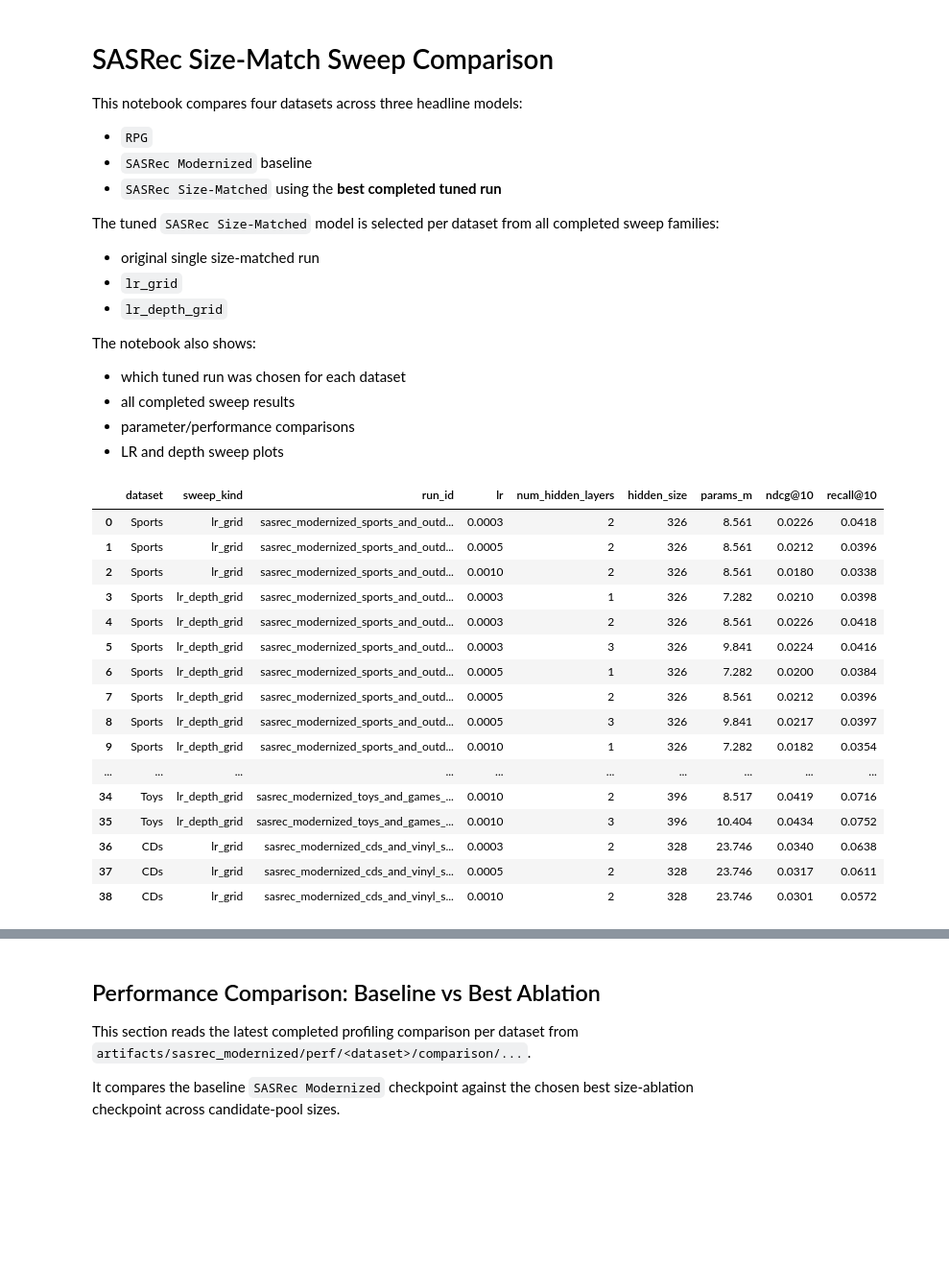
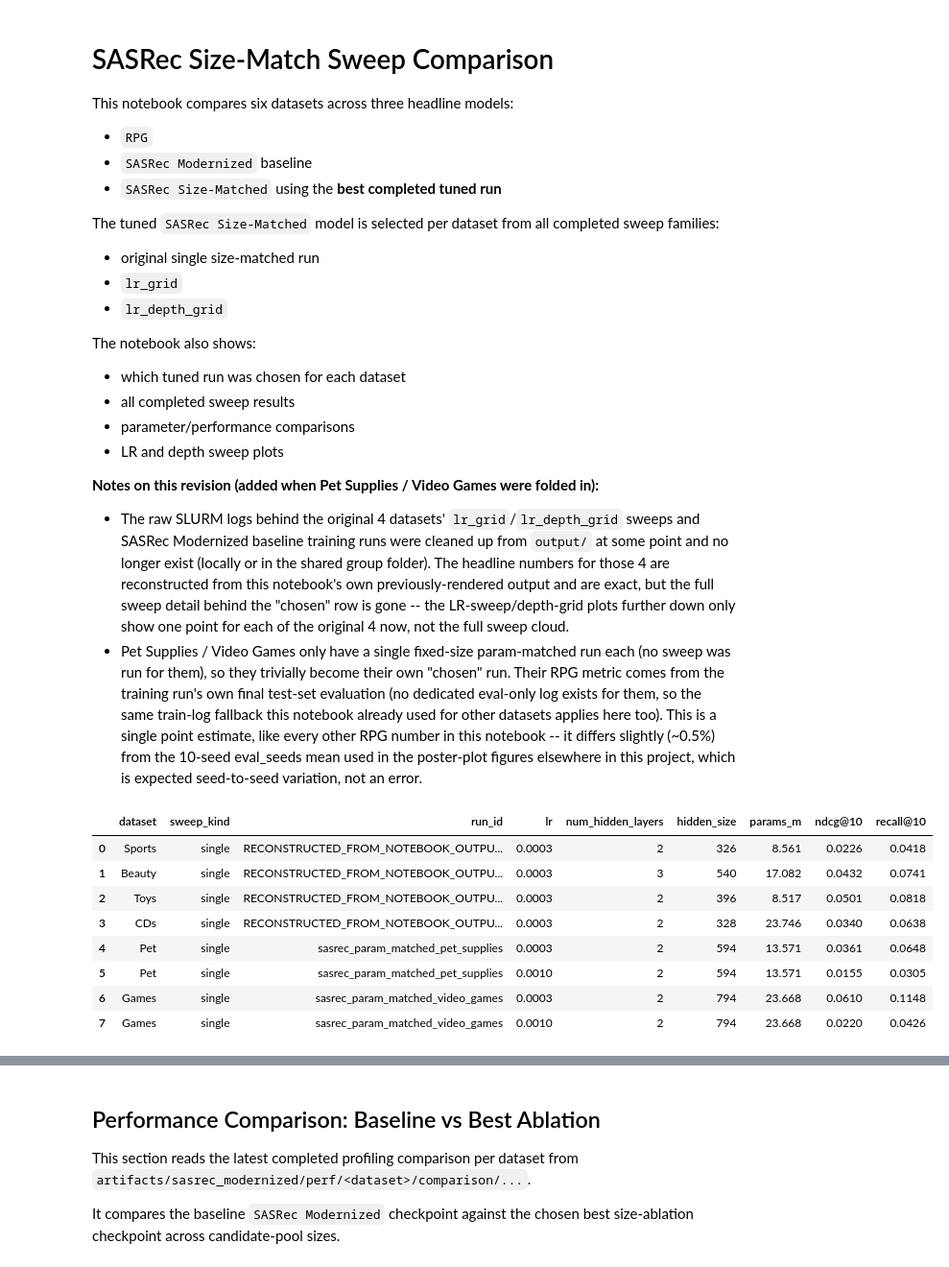
Before and after one commit to NiccoloCase/RPG-uva, a Jupyter notebook: notebooks/size_ablation_comparison.ipynb, the cells around one changed output, grey strips where cells are left out. Shown at 96% size. Cells and saved outputs as stored; diff of their text form; code cells hidden in the pictures; blank space fills up the shorter version.

Commit message:
further codebase organization

```diff
--- a/notebooks/size_ablation_comparison.ipynb
+++ b/notebooks/size_ablation_comparison.ipynb
@@ -1,7 +1,7 @@
 # %% [markdown]
 # SASRec Size-Match Sweep Comparison
 
-This notebook compares four datasets across three headline models:
+This notebook compares six datasets across three headline models:
 
 - `RPG`
 - `SASRec Modernized` baseline
@@ -19,6 +19,26 @@ The notebook also shows:
 - all completed sweep results
 - parameter/performance comparisons
 - LR and depth sweep plots
+
+**Notes on this revision (added when Pet Supplies / Video Games were folded in):**
+
+- The raw SLURM logs behind the original 4 datasets' `lr_grid`/`lr_depth_grid`
+  sweeps and SASRec Modernized baseline training runs were cleaned up from
+  `output/` at some point and no longer exist (locally or in the shared
+  group folder). The headline numbers for those 4 are reconstructed from
+  this notebook's own previously-rendered output and are exact, but the
+  full sweep detail behind the "chosen" row is gone -- the LR-sweep/depth-grid
+  plots further down only show one point for each of the original 4 now,
+  not the full sweep cloud.
+- Pet Supplies / Video Games only have a single fixed-size param-matched run
+  each (no sweep was run for them), so they trivially become their own
+  "chosen" run. Their RPG metric comes from the training run's own final
+  test-set evaluation (no dedicated eval-only log exists for them, so the
+  same train-log fallback this notebook already used for other datasets
+  applies here too). This is a single point estimate, like every other RPG
+  number in this notebook -- it differs slightly (~0.5%) from the 10-seed
+  eval_seeds mean used in the poster-plot figures elsewhere in this project,
+  which is expected seed-to-seed variation, not an error.
 # %%
 from __future__ import annotations
 
@@ -218,6 +291,40 @@ def collect_sweep_rows() -> tuple[list[dict[str, object]], list[str]]:
                 parsed["params"] = sasrec_param_count(n_items, int(parsed["hidden_size"]), int(parsed["num_hidden_layers"]))
                 parsed["params_m"] = parsed["params"] / 1_000_000
                 rows.append(parsed)
+        single_dir = NEW_DATASET_SINGLE_DIRS.get(raw_name)
+        if single_dir is not None and single_dir.is_dir():
+            for path in sorted(single_dir.glob("*.out")):
+                parsed = parse_sasrec_output(path)
+                if parsed is None:
+                    continue
+                parsed["dataset"] = label
+                parsed["raw_dataset"] = raw_name
+                parsed["sweep_kind"] = "single"
+                parsed["params"] = sasrec_param_count(n_items, int(parsed["hidden_size"]), int(parsed["num_hidden_layers"]))
+                parsed["params_m"] = parsed["params"] / 1_000_000
+                rows.append(parsed)
+
+        if not any(row["dataset"] == label for row in rows) and raw_name in FROZEN_CHOSEN_FALLBACK:
+            frozen = FROZEN_CHOSEN_FALLBACK[raw_name]
+            params = sasrec_param_count(n_items, frozen["hidden_size"], frozen["num_hidden_layers"])
+            rows.append(
+                {
+                    "run_id": f"RECONSTRUCTED_FROM_NOTEBOOK_OUTPUT_{raw_name}",
+                    "lr": frozen["lr"],
+                    "hidden_size": frozen["hidden_size"],
+                    "num_hidden_layers": frozen["num_hidden_layers"],
+                    "ndcg@10": frozen["ndcg@10"],
+                    "recall@10": frozen["recall@10"],
+                    "dataset": label,
+                    "raw_dataset": raw_name,
+                    "sweep_kind": "single",
+                    "params": params,
+                    "params_m": params / 1_000_000,
+                    "checkpoint_path": None,
+                    "output_path": "RECONSTRUCTED_FROM_NOTEBOOK_OUTPUT (raw sweep .out logs no longer exist)",
+                }
+            )
+
         if not any(row["dataset"] == label for row in rows):
             issues.append(f"No completed tuned SASRec outputs found for {label}.")
 
@@ -227,49 +334,41 @@ def collect_sweep_rows() -> tuple[list[dict[str, object]], list[str]]:
 sweep_rows, sweep_issues = collect_sweep_rows()
 for issue in sweep_issues:
     print(f"- {issue}")
 
 if pd is not None:
     sweep_df = pd.DataFrame(sweep_rows)
     sweep_df["dataset"] = pd.Categorical(sweep_df["dataset"], categories=DATASET_ORDER, ordered=True)
     sweep_df["sweep_kind"] = pd.Categorical(sweep_df["sweep_kind"], categories=SWEEP_ORDER, ordered=True)
     sweep_df = sweep_df.sort_values(["dataset", "sweep_kind", "lr", "num_hidden_layers", "run_id"]).reset_index(drop=True)
     display(
         sweep_df[
             [
                 "dataset",
                 "sweep_kind",
                 "run_id",
                 "lr",
                 "num_hidden_layers",
                 "hidden_size",
                 "params_m",
                 "ndcg@10",
                 "recall@10",
             ]
         ].round({"lr": 6, "params_m": 3, "ndcg@10": 4, "recall@10": 4})
     )
 else:
     sweep_df = sweep_rows
     for row in sweep_rows:
         print(row)
 # %% [output]
 |  | dataset | sweep_kind | run_id | lr | num_hidden_layers | hidden_size | params_m | ndcg@10 | recall@10 |
-| 0 | Sports | lr_grid | sasrec_modernized_sports_and_outd... | 0.0003 | 2 | 326 | 8.561 | 0.0226 | 0.0418 |
-| 1 | Sports | lr_grid | sasrec_modernized_sports_and_outd... | 0.0005 | 2 | 326 | 8.561 | 0.0212 | 0.0396 |
-| 2 | Sports | lr_grid | sasrec_modernized_sports_and_outd... | 0.0010 | 2 | 326 | 8.561 | 0.0180 | 0.0338 |
-| 3 | Sports | lr_depth_grid | sasrec_modernized_sports_and_outd... | 0.0003 | 1 | 326 | 7.282 | 0.0210 | 0.0398 |
-| 4 | Sports | lr_depth_grid | sasrec_modernized_sports_and_outd... | 0.0003 | 2 | 326 | 8.561 | 0.0226 | 0.0418 |
-| 5 | Sports | lr_depth_grid | sasrec_modernized_sports_and_outd... | 0.0003 | 3 | 326 | 9.841 | 0.0224 | 0.0416 |
-| 6 | Sports | lr_depth_grid | sasrec_modernized_sports_and_outd... | 0.0005 | 1 | 326 | 7.282 | 0.0200 | 0.0384 |
-| 7 | Sports | lr_depth_grid | sasrec_modernized_sports_and_outd... | 0.0005 | 2 | 326 | 8.561 | 0.0212 | 0.0396 |
-| 8 | Sports | lr_depth_grid | sasrec_modernized_sports_and_outd... | 0.0005 | 3 | 326 | 9.841 | 0.0217 | 0.0397 |
-| 9 | Sports | lr_depth_grid | sasrec_modernized_sports_and_outd... | 0.0010 | 1 | 326 | 7.282 | 0.0182 | 0.0354 |
-| ... | ... | ... | ... | ... | ... | ... | ... | ... | ... |
-| 34 | Toys | lr_depth_grid | sasrec_modernized_toys_and_games_... | 0.0010 | 2 | 396 | 8.517 | 0.0419 | 0.0716 |
-| 35 | Toys | lr_depth_grid | sasrec_modernized_toys_and_games_... | 0.0010 | 3 | 396 | 10.404 | 0.0434 | 0.0752 |
-| 36 | CDs | lr_grid | sasrec_modernized_cds_and_vinyl_s... | 0.0003 | 2 | 328 | 23.746 | 0.0340 | 0.0638 |
-| 37 | CDs | lr_grid | sasrec_modernized_cds_and_vinyl_s... | 0.0005 | 2 | 328 | 23.746 | 0.0317 | 0.0611 |
-| 38 | CDs | lr_grid | sasrec_modernized_cds_and_vinyl_s... | 0.0010 | 2 | 328 | 23.746 | 0.0301 | 0.0572 |
+| 0 | Sports | single | RECONSTRUCTED_FROM_NOTEBOOK_OUTPU... | 0.0003 | 2 | 326 | 8.561 | 0.0226 | 0.0418 |
+| 1 | Beauty | single | RECONSTRUCTED_FROM_NOTEBOOK_OUTPU... | 0.0003 | 3 | 540 | 17.082 | 0.0432 | 0.0741 |
+| 2 | Toys | single | RECONSTRUCTED_FROM_NOTEBOOK_OUTPU... | 0.0003 | 2 | 396 | 8.517 | 0.0501 | 0.0818 |
+| 3 | CDs | single | RECONSTRUCTED_FROM_NOTEBOOK_OUTPU... | 0.0003 | 2 | 328 | 23.746 | 0.0340 | 0.0638 |
+| 4 | Pet | single | sasrec_param_matched_pet_supplies | 0.0003 | 2 | 594 | 13.571 | 0.0361 | 0.0648 |
+| 5 | Pet | single | sasrec_param_matched_pet_supplies | 0.0010 | 2 | 594 | 13.571 | 0.0155 | 0.0305 |
+| 6 | Games | single | sasrec_param_matched_video_games | 0.0003 | 2 | 794 | 23.668 | 0.0610 | 0.1148 |
+| 7 | Games | single | sasrec_param_matched_video_games | 0.0010 | 2 | 794 | 23.668 | 0.0220 | 0.0426 |
 # %%
 def choose_best_tuned_runs() -> tuple[list[dict[str, object]], list[str]]:
     chosen: list[dict[str, object]] = []
```
Also changed, not shown: parts of 10 cells of this notebook, 8 other files.
